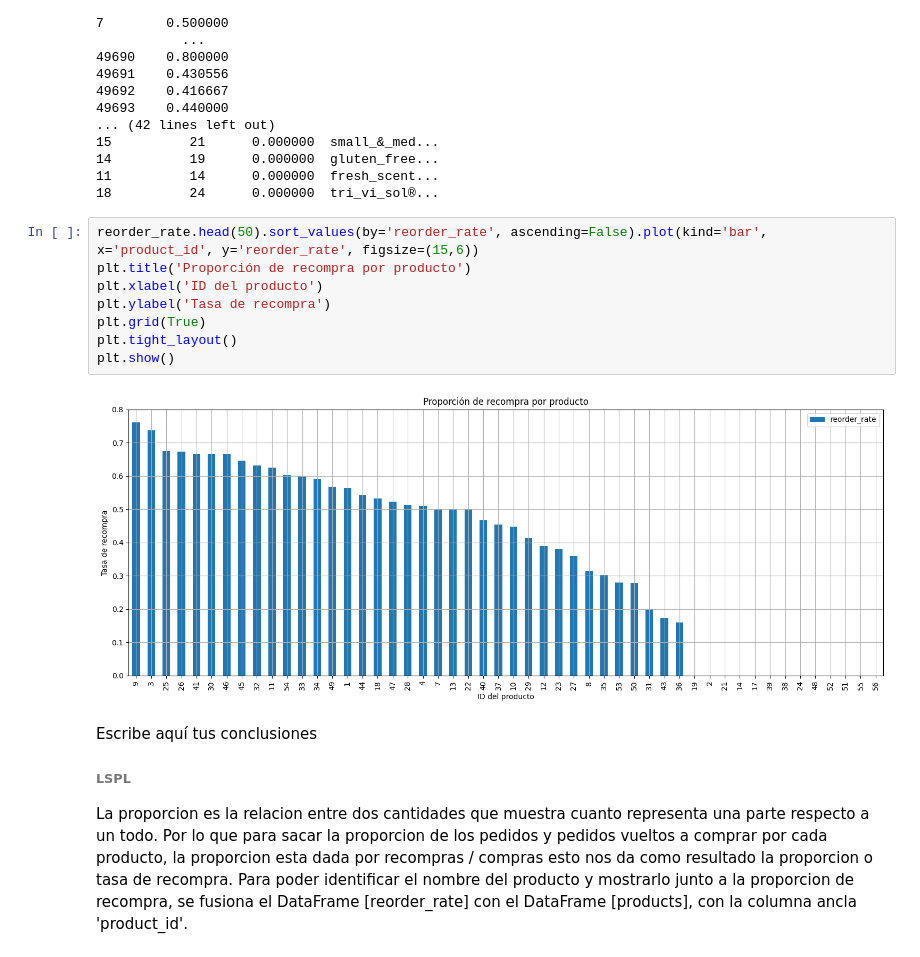
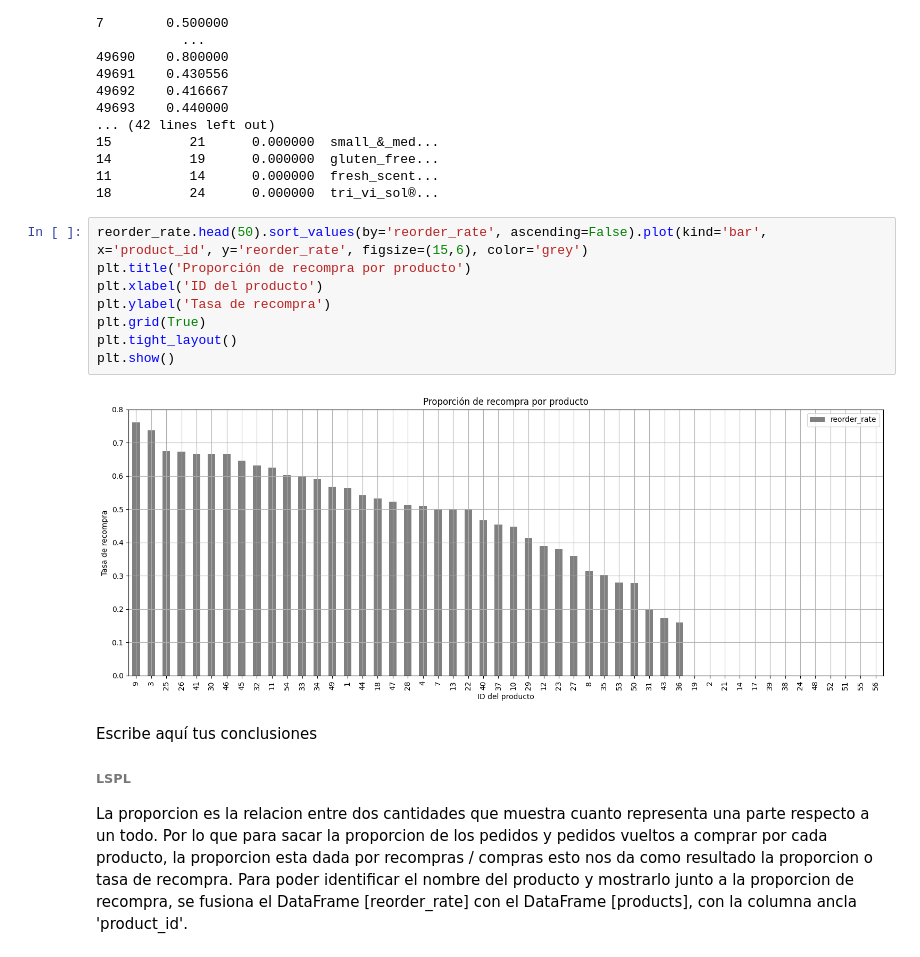
Before and after one commit to LuisPastranaLemus/Python-Github_VENV, a Jupyter notebook: TripleTen/Project_Sprint4/Project_Sprint4.ipynb, the cells around one changed output. Saved outputs shown, nothing was run; the diff lists cells and outputs as text.

```diff
--- a/TripleTen/Project_Sprint4/Project_Sprint4.ipynb
+++ b/TripleTen/Project_Sprint4/Project_Sprint4.ipynb
@@ -1574,15 +1587,15 @@ Taza de recompra:
 11          14      0.000000  fresh_scent...
 18          24      0.000000  tri_vi_sol®...
 # %%
-reorder_rate.head(50).sort_values(by='reorder_rate', ascending=False).plot(kind='bar', x='product_id', y='reorder_rate', figsize=(15,6))
+reorder_rate.head(50).sort_values(by='reorder_rate', ascending=False).plot(kind='bar', x='product_id', y='reorder_rate', figsize=(15,6), color='grey')
 plt.title('Proporción de recompra por producto')
 plt.xlabel('ID del producto')
 plt.ylabel('Tasa de recompra')
 plt.grid(True)
 plt.tight_layout()
 plt.show()
 # %% [output]
-[figure, old version]
+[figure, new version]
 # %% [markdown]
 Escribe aquí tus conclusiones
 ###### LSPL
```
Also changed, not shown: parts of 16 cells of this notebook, 6 other files.
